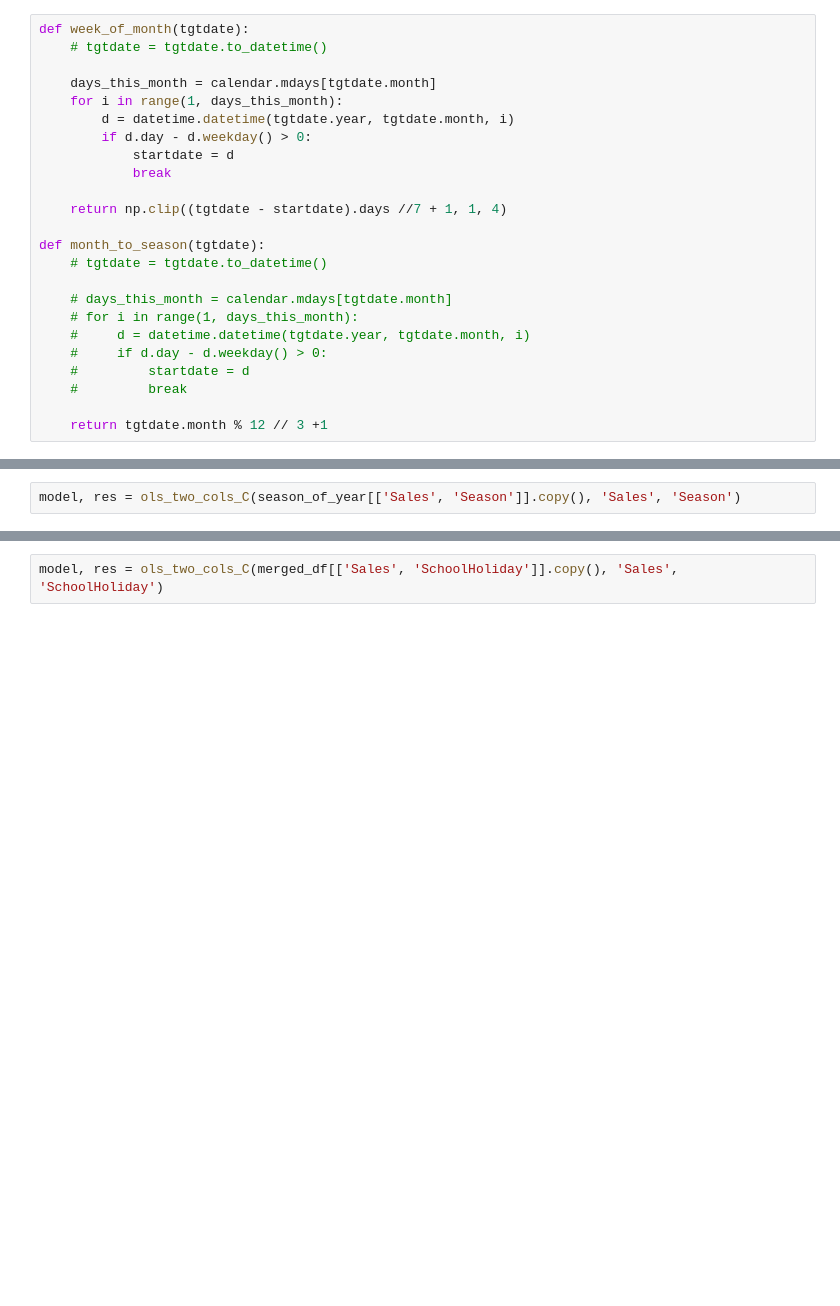
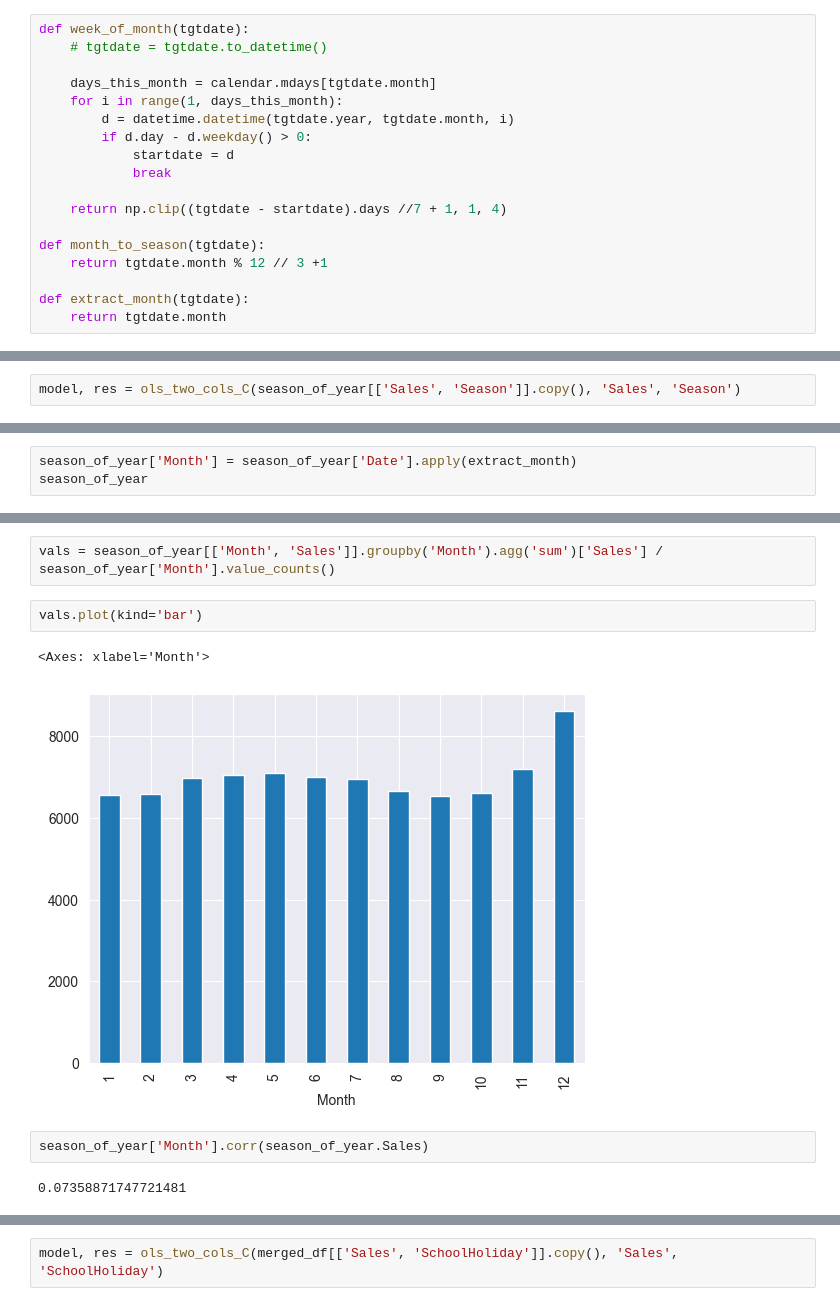
Before and after one commit to SzymKwiatkowski/eda-project, a Jupyter notebook: projekt.ipynb, the cells around one changed output, grey strips where cells are left out. Saved outputs shown, nothing was run; the diff lists cells and outputs as text; blank space fills up the shorter version.

```diff
--- a/projekt.ipynb
+++ b/projekt.ipynb
@@ -80,16 +80,10 @@ def week_of_month(tgtdate):
     return np.clip((tgtdate - startdate).days //7 + 1, 1, 4)
 
 def month_to_season(tgtdate):
-    # tgtdate = tgtdate.to_datetime()
+    return tgtdate.month % 12 // 3 +1
 
-    # days_this_month = calendar.mdays[tgtdate.month]
-    # for i in range(1, days_this_month):
-    #     d = datetime.datetime(tgtdate.year, tgtdate.month, i)
-    #     if d.day - d.weekday() > 0:
-    #         startdate = d
-    #         break
-
-    return tgtdate.month % 12 // 3 +1
+def extract_month(tgtdate):
+    return tgtdate.month
 # %%
 def ols_two_cols_query(df: pd.DataFrame, query: str, x, y, plot: bool = False):
     model = ols(query, data=df)
@@ -756,3 +740,6 @@ Df Model:                           3
 Notes:
 [1] Standard Errors assume that the covariance matrix of the errors is correctly specified.
 """
+# %%
+season_of_year['Month'] = season_of_year['Date'].apply(extract_month)
+season_of_year
@@ -758,0 +760,11 @@ Notes:
+# %%
+vals = season_of_year[['Month', 'Sales']].groupby('Month').agg('sum')['Sales'] / season_of_year['Month'].value_counts()
+# %%
+vals.plot(kind='bar')
+# %% [output]
+<Axes: xlabel='Month'>
+[figure, added]
+# %%
+season_of_year['Month'].corr(season_of_year.Sales)
+# %% [output]
+0.07358871747721481
```
Also changed, not shown: parts of 14 cells of this notebook.
